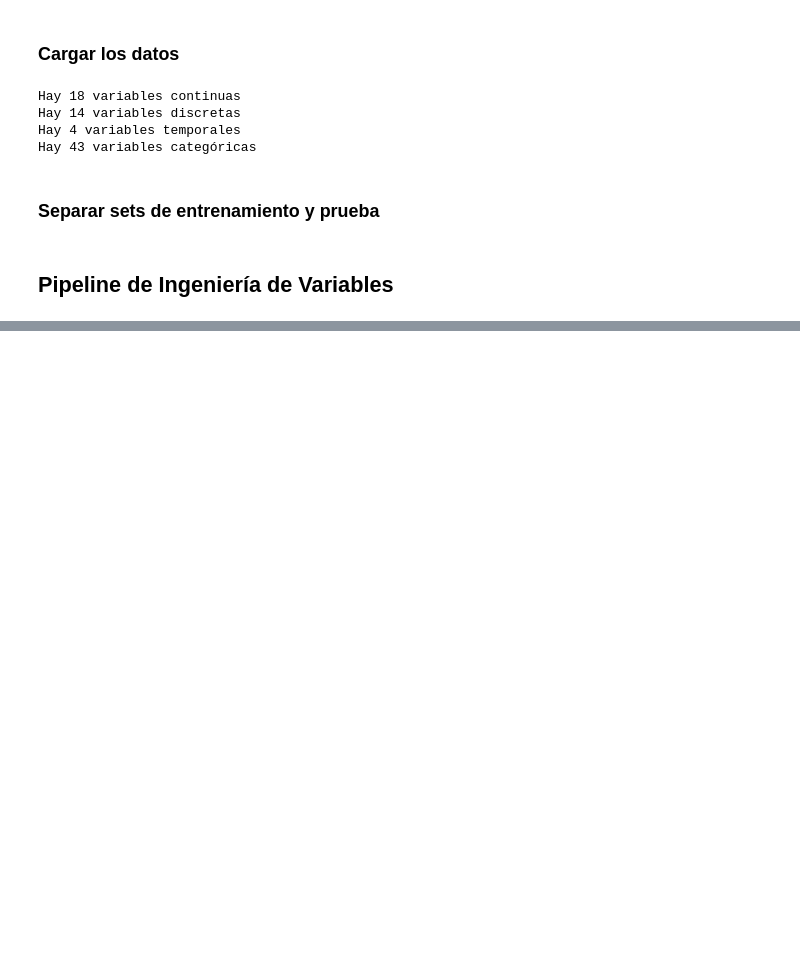
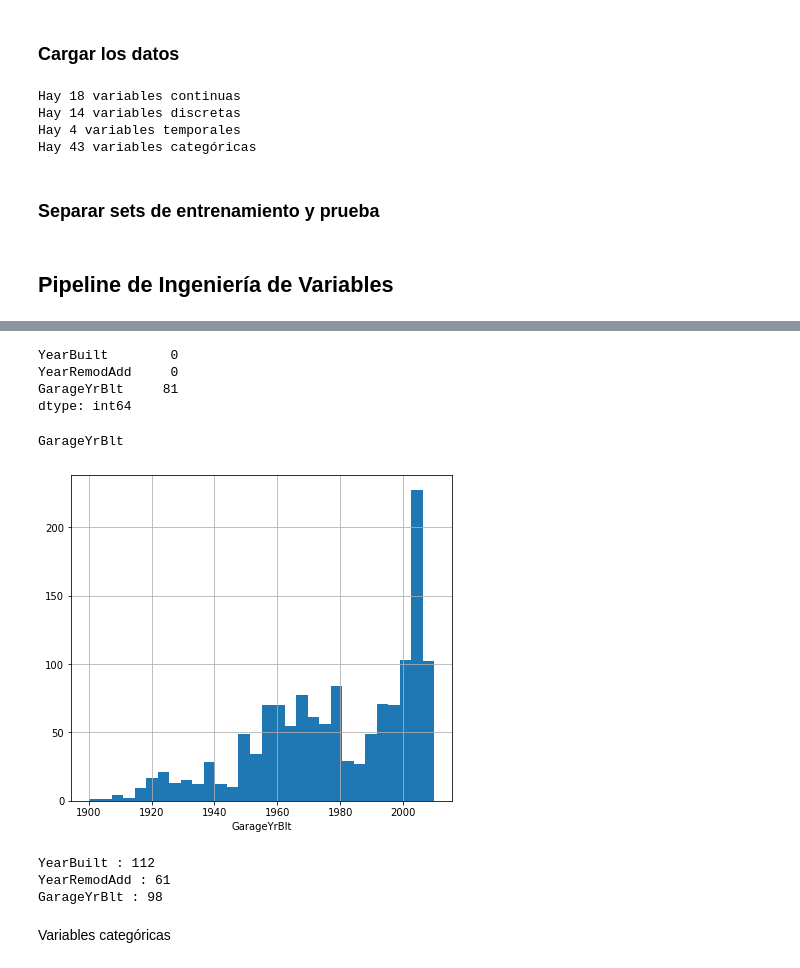
Before and after one commit to Mhartin/udemy-ivml-desafio, a Jupyter notebook: 13-Desafio_Jesus_Arias.ipynb, the cells around one changed output, grey strips where cells are left out. Saved outputs shown, nothing was run; the diff lists cells and outputs as text; code cells hidden in the pictures; blank space fills up the shorter version.

```diff
--- a/13-Desafio_Jesus_Arias.ipynb
+++ b/13-Desafio_Jesus_Arias.ipynb
@@ -162,0 +271,3 @@ house_pipe = Pipeline([
+# %%
+for var in numerical :
+    print(var+" : "+str(len(data[var].unique())))
@@ -162,0 +338,3 @@ house_pipe = Pipeline([
+# %%
+for var in discrete :
+    print(var+" : "+str(len(data[var].unique())))
@@ -162,0 +376,22 @@ house_pipe = Pipeline([
+# %%
+missing_values_count = data[year_vars].isnull().sum()
+missing_values_count
+# %% [output]
+YearBuilt        0
+YearRemodAdd     0
+GarageYrBlt     81
+dtype: int64
+# %%
+for var in [var for var in year_vars if data[var].isnull().mean() > 0.05 and data[var].isnull().sum() > 0] :
+    print(var)
+# %% [output]
+GarageYrBlt
+# %%
+for var in [var for var in year_vars if data[var].isnull().mean() > 0.05 and data[var].isnull().sum() > 0]:
+    plt.figure(figsize=(15,6))
+    plt.subplot(1, 2, 1)
+    data[var].hist(bins=30)
+    plt.xlabel(var)
+    plt.show()
+# %% [output]
+[figure, added]
@@ -162,0 +400,7 @@ house_pipe = Pipeline([
+# %%
+for var in year_vars :
+    print(var+" : "+str(len(data[var].unique())))
+# %% [output]
+YearBuilt : 112
+YearRemodAdd : 61
+GarageYrBlt : 98
@@ -162,0 +409,2 @@ house_pipe = Pipeline([
+# %% [markdown]
+Variables categóricas
```
Also changed, not shown: parts of 49 cells of this notebook.
